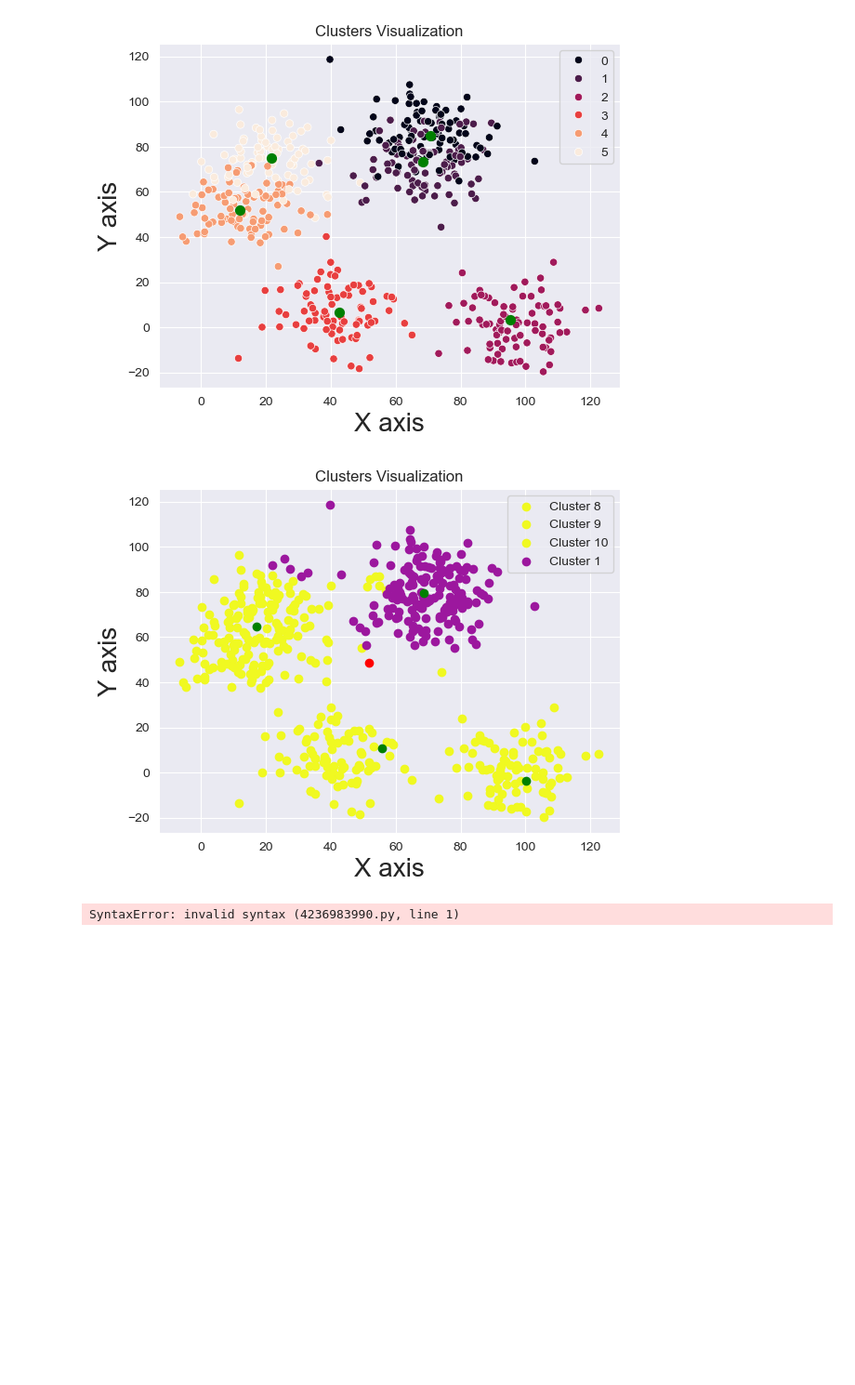
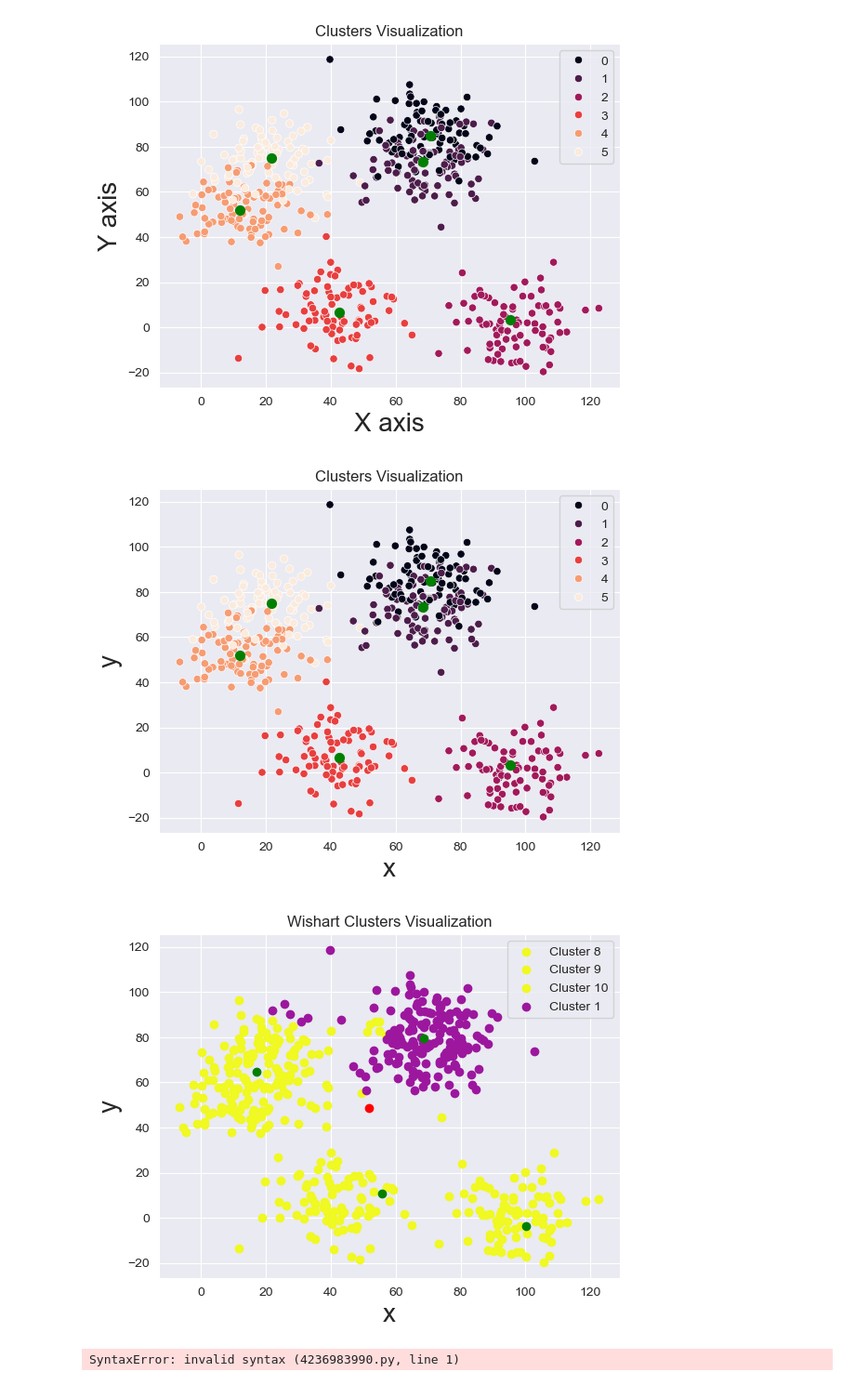
Before and after one commit to yaroslawwww/PaTHoP, a Jupyter notebook: mysrc/wishart_experiments.ipynb, the cells around one changed output. Shown at 93% size. Cells and saved outputs as stored; diff of their text form; code cells hidden in the pictures; blank space fills up the shorter version.

```diff
--- a/mysrc/wishart_experiments.ipynb
+++ b/mysrc/wishart_experiments.ipynb
@@ -535,28 +535,52 @@ plt.show()
 # %% [output]
 [figure]
 # %%
+
+
+from mysrc.WishartClusterizationAlgorithm import Wishart
+from matplotlib import pyplot as plt
+import pandas as pd
+from sklearn.datasets import make_blobs
+# import matplotlib as plt
+import seaborn as sns
+
+X, y, centers = make_blobs(n_samples=500, centers=6, n_features=2, cluster_std=10, center_box=(2, 100), shuffle=True,
+                           return_centers=True, random_state=666)
+X = pd.DataFrame(data=X, columns=["x", "y"])
+
+plt.rc('axes', labelsize=20)
+sns.scatterplot(data=X, x='x', y='y', hue=y, palette='rocket')
+plt.scatter(centers[:, 0], centers[:, 1], s=50, c='g', marker='o')
+plt.title('Clusters Visualization')
+plt.xlabel('x')
+plt.ylabel('y')
+plt.legend()
+plt.savefig("clusters.png",dpi=300,bbox_inches='tight')
+plt.show()
 wishart = Wishart(k=16, mu=0.45)
 wishart.fit(X)
 x_list = X.values.tolist()
 wishart.fit(x_list)
 clusters = wishart.labels_
 cluster_centers = wishart.clusters_centers_
 from matplotlib import colormaps
 
 c = list(wishart.center)
 unique_clusters = set(clusters)
 colors = plt.get_cmap('plasma', len(unique_clusters))
 for cluster in unique_clusters:
     cluster_points = X[clusters == cluster]
     plt.scatter(cluster_points['x'], cluster_points['y'],
                 color=colors(cluster), label=f'Cluster {cluster}')
     plt.scatter(cluster_centers[cluster][0], cluster_centers[cluster][1], color='green')
 plt.scatter(c[0], c[1], color='red')
-plt.title('Clusters Visualization')
-plt.xlabel('X axis')
-plt.ylabel('Y axis')
+plt.title('Wishart Clusters Visualization')
+plt.xlabel('x')
+plt.ylabel('y')
 plt.legend()
+plt.savefig("wishartclusters.png",dpi=300,bbox_inches='tight')
 plt.show()
 # %% [output]
-[figure, old version]
+[figure, new version]
+[figure, added]
 # %%
```
Also changed, not shown: parts of 1 cell of this notebook, 7 other files.
